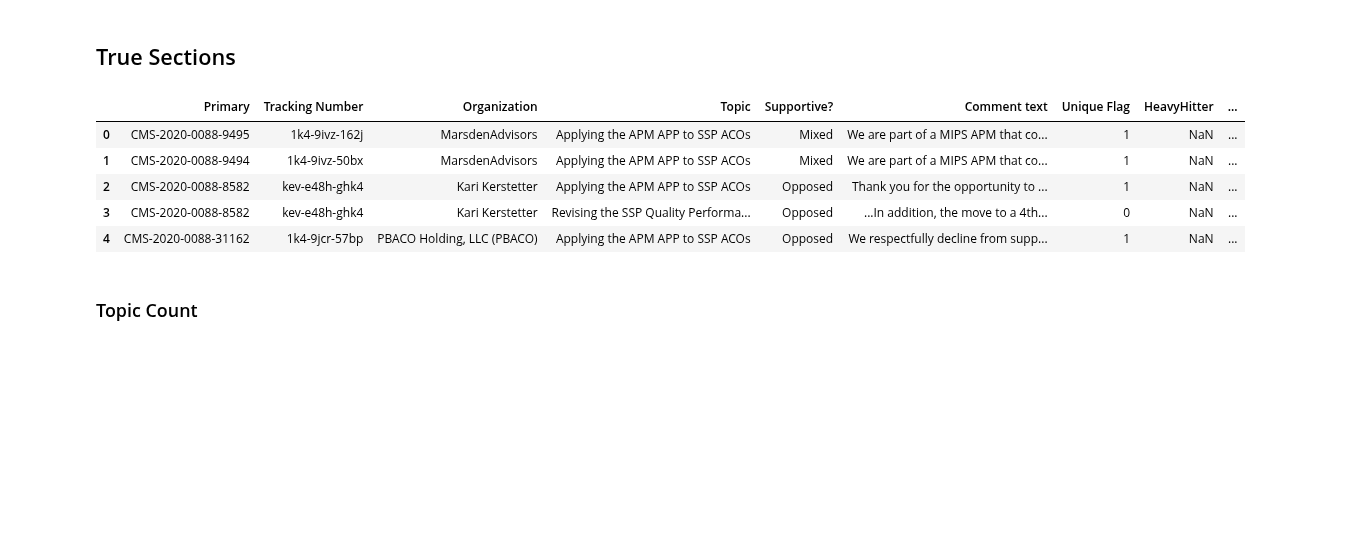
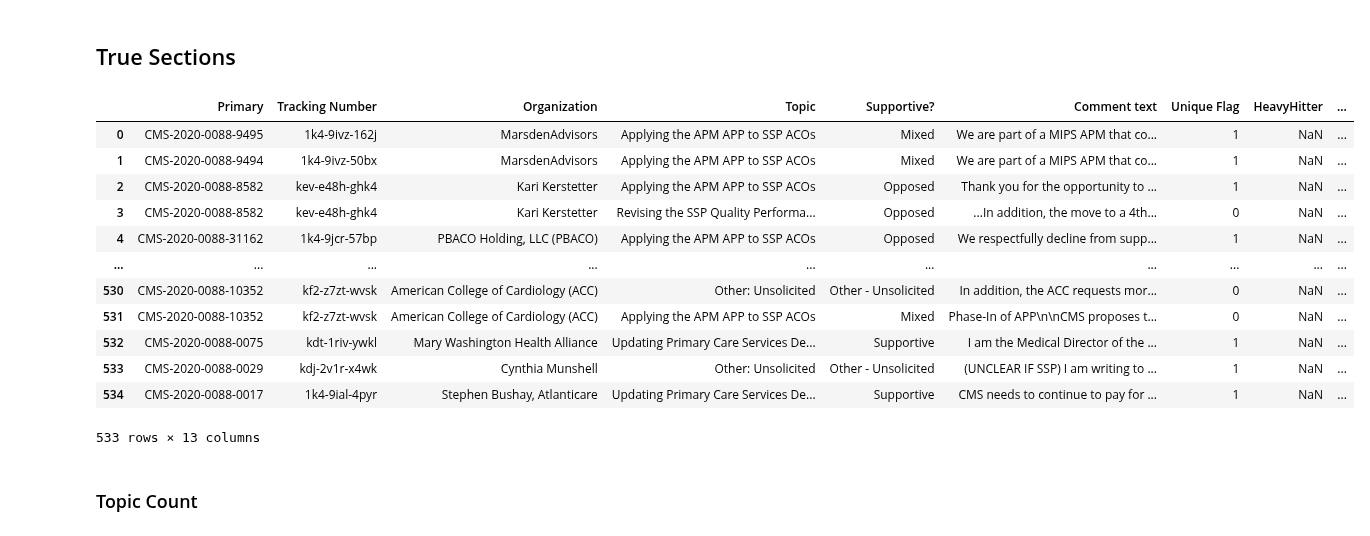
Before and after one commit to milanderson/LMI-Capstone-2020, a Jupyter notebook: 2020/metadata_2020.ipynb, the cells around one changed output. Cells and saved outputs as stored; diff of their text form; code cells hidden in the pictures; blank space fills up the shorter version.

```diff
--- a/2020/metadata_2020.ipynb
+++ b/2020/metadata_2020.ipynb
@@ -66,18 +66,26 @@ print(es.info())
 # %%
 metadata_url = "https://mikeanders.org/data/CMS/CMS-2020-0088-1604/CMS-2020-0088-1604%20Comment%20MetaData.xlsx"
 data = pd.read_excel(metadata_url)
-data["comment_id"] = [i for i, comment in enumerate(data.Primary)]
 data = data.replace(["EUC Policy for 2021", "Comment Solicitation: EUC Policy for 2022 and beyond"], \
              "Comment Solicitation: EUC Policy for 2021 and beyond") #combining two sections that can't be split in rule
+data = data.loc[data.Topic.notnull()]
+data["comment_id"] = [i for i, comment in enumerate(data.Primary)]
 # %%
-data.head()
+data
 # %% [output]
 |  | Primary | Tracking Number | Organization | Topic | Supportive? | Comment text | Unique Flag | HeavyHitter | ... |
 | 0 | CMS-2020-0088-9495 | 1k4-9ivz-162j | MarsdenAdvisors | Applying the APM APP to SSP ACOs | Mixed | We are part of a MIPS APM that co... | 1 | NaN | ... |
 | 1 | CMS-2020-0088-9494 | 1k4-9ivz-50bx | MarsdenAdvisors | Applying the APM APP to SSP ACOs | Mixed | We are part of a MIPS APM that co... | 1 | NaN | ... |
 | 2 | CMS-2020-0088-8582 | kev-e48h-ghk4 | Kari Kerstetter | Applying the APM APP to SSP ACOs | Opposed | Thank you for the opportunity to ... | 1 | NaN | ... |
 | 3 | CMS-2020-0088-8582 | kev-e48h-ghk4 | Kari Kerstetter | Revising the SSP Quality Performa... | Opposed | ...In addition, the move to a 4th... | 0 | NaN | ... |
 | 4 | CMS-2020-0088-31162 | 1k4-9jcr-57bp | PBACO Holding, LLC (PBACO) | Applying the APM APP to SSP ACOs | Opposed | We respectfully decline from supp... | 1 | NaN | ... |
+| ... | ... | ... | ... | ... | ... | ... | ... | ... | ... |
+| 530 | CMS-2020-0088-10352 | kf2-z7zt-wvsk | American College of Cardiology (ACC) | Other: Unsolicited | Other - Unsolicited | In addition, the ACC requests mor... | 0 | NaN | ... |
+| 531 | CMS-2020-0088-10352 | kf2-z7zt-wvsk | American College of Cardiology (ACC) | Applying the APM APP to SSP ACOs | Mixed | Phase-In of APP\n\nCMS proposes t... | 0 | NaN | ... |
+| 532 | CMS-2020-0088-0075 | kdt-1riv-ywkl | Mary Washington Health Alliance | Updating Primary Care Services De... | Supportive | I am the Medical Director of the ... | 1 | NaN | ... |
+| 533 | CMS-2020-0088-0029 | kdj-2v1r-x4wk | Cynthia Munshell | Other: Unsolicited | Other - Unsolicited | (UNCLEAR IF SSP) I am writing to ... | 1 | NaN | ... |
+| 534 | CMS-2020-0088-0017 | 1k4-9ial-4pyr | Stephen Bushay, Atlanticare | Updating Primary Care Services De... | Supportive | CMS needs to continue to pay for ... | 1 | NaN | ... |
+533 rows × 13 columns
 # %% [markdown]
 ### Topic Count
 # %%
```
Also changed, not shown: parts of 40 cells of this notebook, 6 other files.
